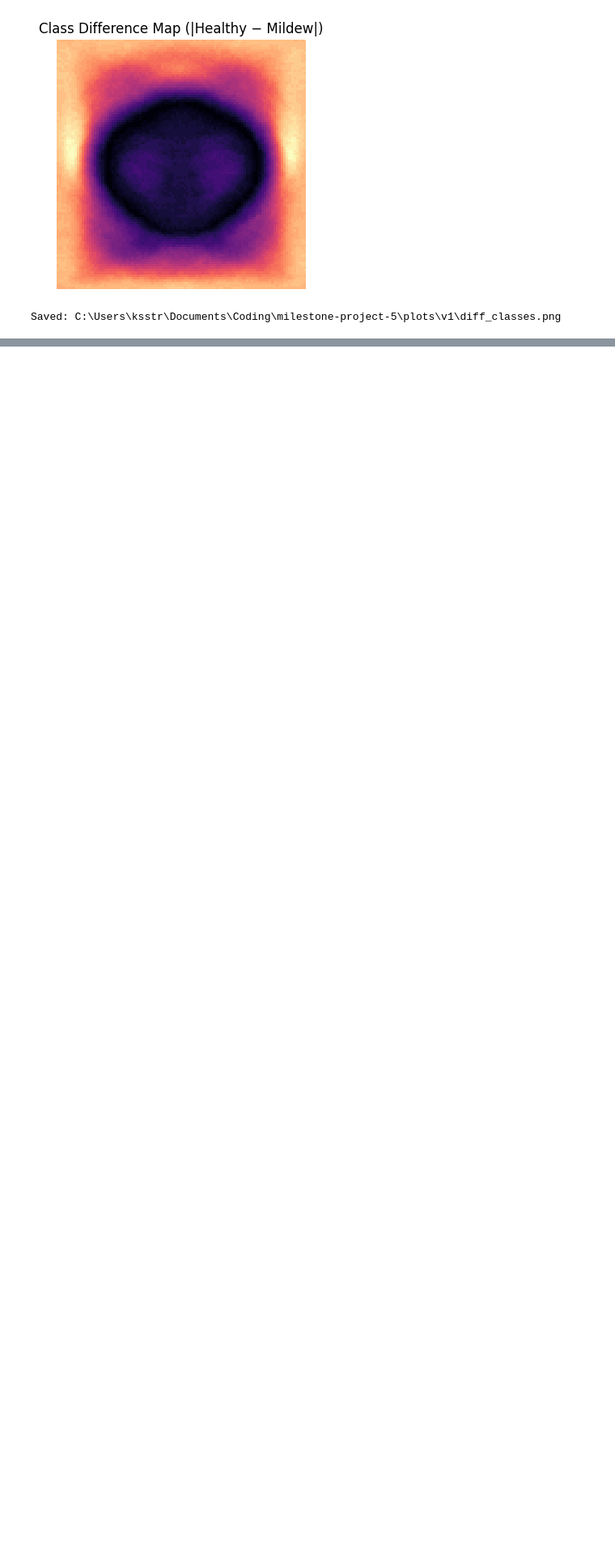
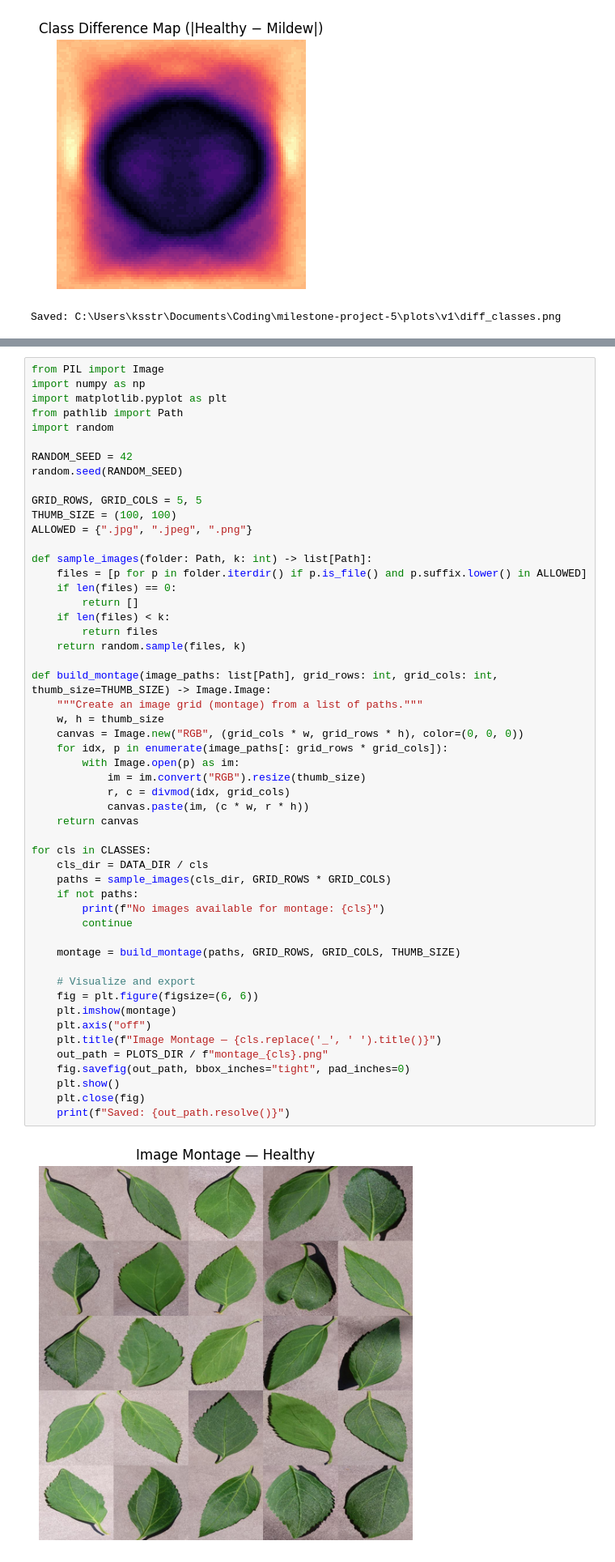
Before and after one commit to ksstrat/milestone-project-5, a Jupyter notebook: jupyter_notebooks/02_visual_study.ipynb, the cells around one changed output, grey strips where cells are left out. Shown at 81% size. Drawn from its saved outputs; the diff is of its cells as text; blank space fills up the shorter version.

Commit message:
feat: create and export 5x5 class montages for BR1

```diff
--- a/jupyter_notebooks/02_visual_study.ipynb
+++ b/jupyter_notebooks/02_visual_study.ipynb
@@ -212,0 +217,54 @@ Saved: C:\Users\ksstr\Documents\Coding\milestone-project-5\plots\v1\diff_classes
+# %%
+from PIL import Image
+import numpy as np
+import matplotlib.pyplot as plt
+from pathlib import Path
+import random
+
+RANDOM_SEED = 42
+random.seed(RANDOM_SEED)
+
+GRID_ROWS, GRID_COLS = 5, 5
+THUMB_SIZE = (100, 100)
+ALLOWED = {".jpg", ".jpeg", ".png"}
+
+def sample_images(folder: Path, k: int) -> list[Path]:
+    files = [p for p in folder.iterdir() if p.is_file() and p.suffix.lower() in ALLOWED]
+    if len(files) == 0:
+        return []
+    if len(files) < k:
+        return files
+    return random.sample(files, k)
+
+def build_montage(image_paths: list[Path], grid_rows: int, grid_cols: int, thumb_size=THUMB_SIZE) -> Image.Image:
+    """Create an image grid (montage) from a list of paths."""
+    w, h = thumb_size
+    canvas = Image.new("RGB", (grid_cols * w, grid_rows * h), color=(0, 0, 0))
+    for idx, p in enumerate(image_paths[: grid_rows * grid_cols]):
+        with Image.open(p) as im:
+            im = im.convert("RGB").resize(thumb_size)
+            r, c = divmod(idx, grid_cols)
+            canvas.paste(im, (c * w, r * h))
+    return canvas
+
+for cls in CLASSES:
+    cls_dir = DATA_DIR / cls
+    paths = sample_images(cls_dir, GRID_ROWS * GRID_COLS)
+    if not paths:
+        print(f"No images available for montage: {cls}")
+        continue
+
+    montage = build_montage(paths, GRID_ROWS, GRID_COLS, THUMB_SIZE)
+
+    # Visualize and export
+    fig = plt.figure(figsize=(6, 6))
+    plt.imshow(montage)
+    plt.axis("off")
+    plt.title(f"Image Montage — {cls.replace('_', ' ').title()}")
+    out_path = PLOTS_DIR / f"montage_{cls}.png"
+    fig.savefig(out_path, bbox_inches="tight", pad_inches=0)
+    plt.show()
+    plt.close(fig)
+    print(f"Saved: {out_path.resolve()}")
+# %% [output]
+[figure, added]
```
Also changed, not shown: parts of 2 cells of this notebook, 2 other files.
